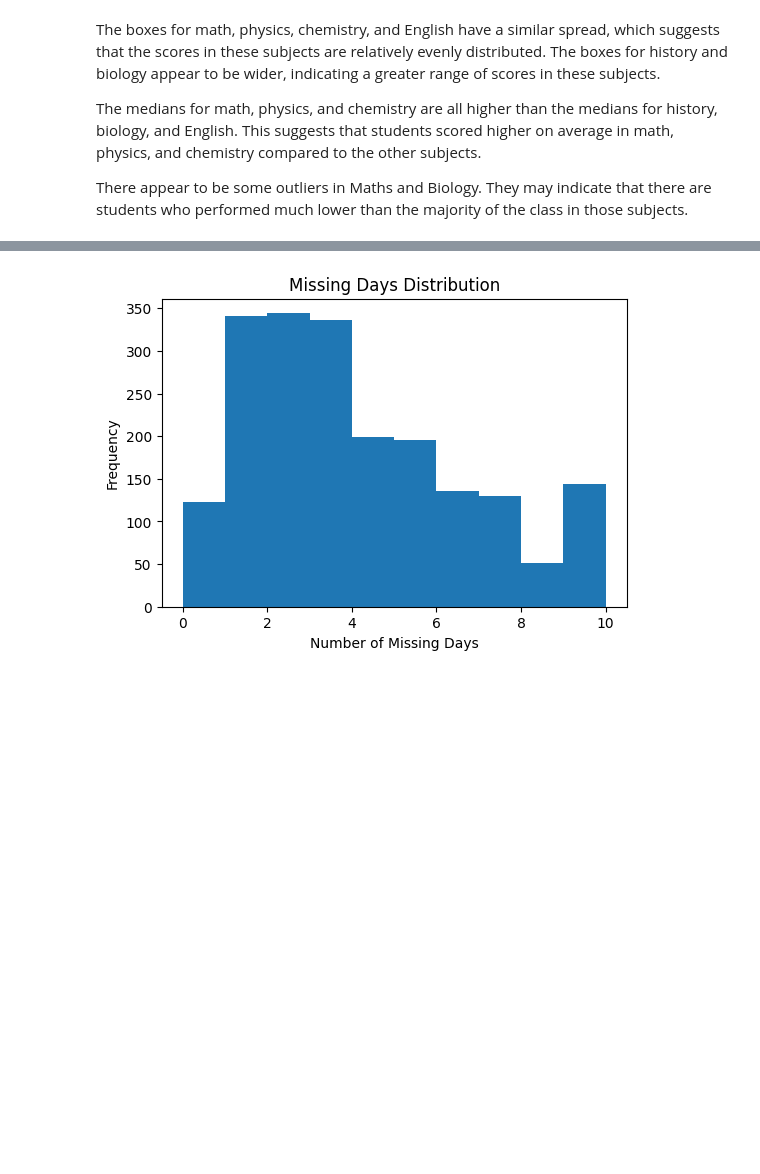
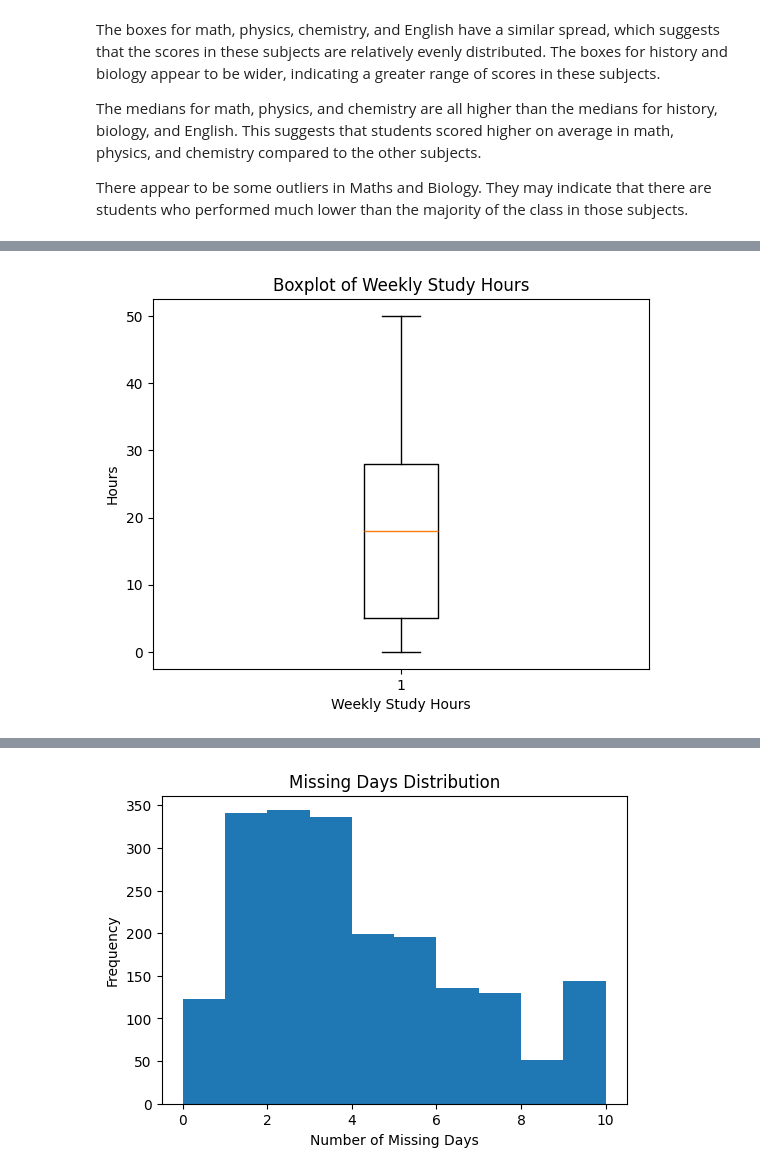
Before and after one commit to shakiralynch1/DVA_CA1, a Jupyter notebook: DVA_CA1.ipynb, the cells around one changed output, grey strips where cells are left out. Cells and saved outputs as stored; diff of their text form; code cells hidden in the pictures; blank space fills up the shorter version.

```diff
--- a/DVA_CA1.ipynb
+++ b/DVA_CA1.ipynb
@@ -155,0 +206,11 @@ There appear to be some outliers in Maths and Biology. They may indicate that th
+# %%
+import matplotlib.pyplot as plt
+
+# Assuming you have a variable called "weekly_self_study_hours" containing the data
+plt.boxplot(weekly_self_study_hours)
+plt.xlabel('Weekly Study Hours')
+plt.ylabel('Hours')
+plt.title('Boxplot of Weekly Study Hours')
+plt.show()
+# %% [output]
+[figure, added]
```
Also changed, not shown: parts of 15 cells of this notebook, 1 other file.
